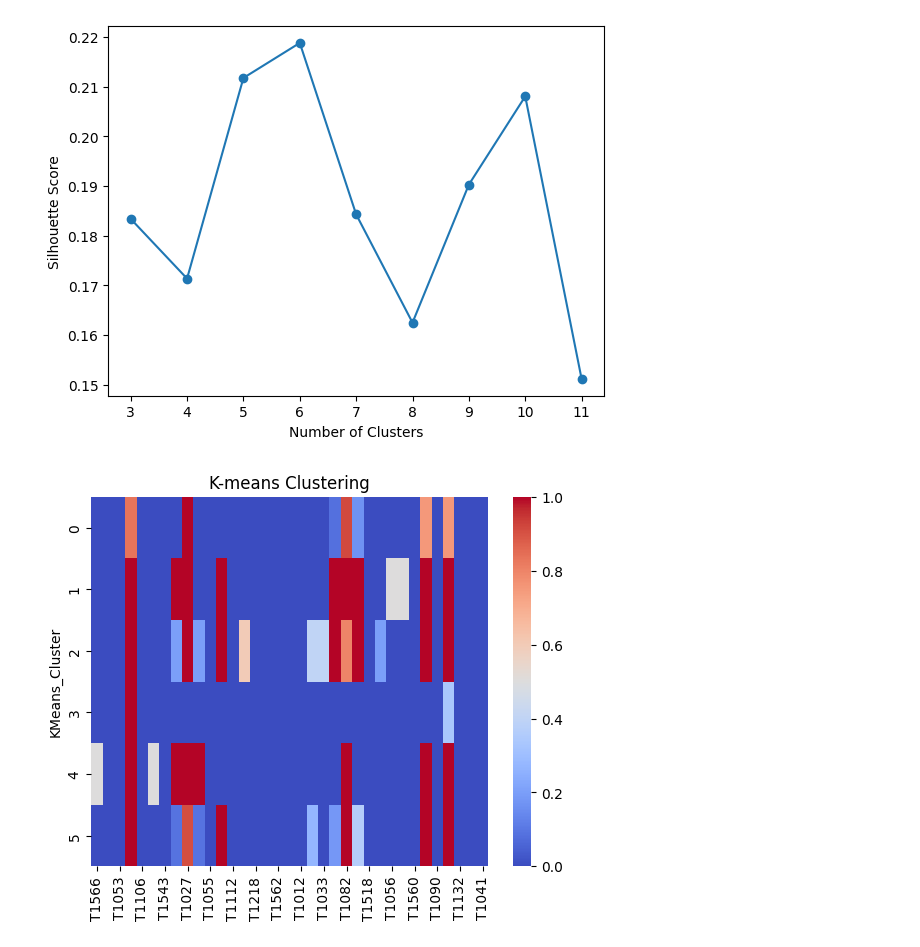
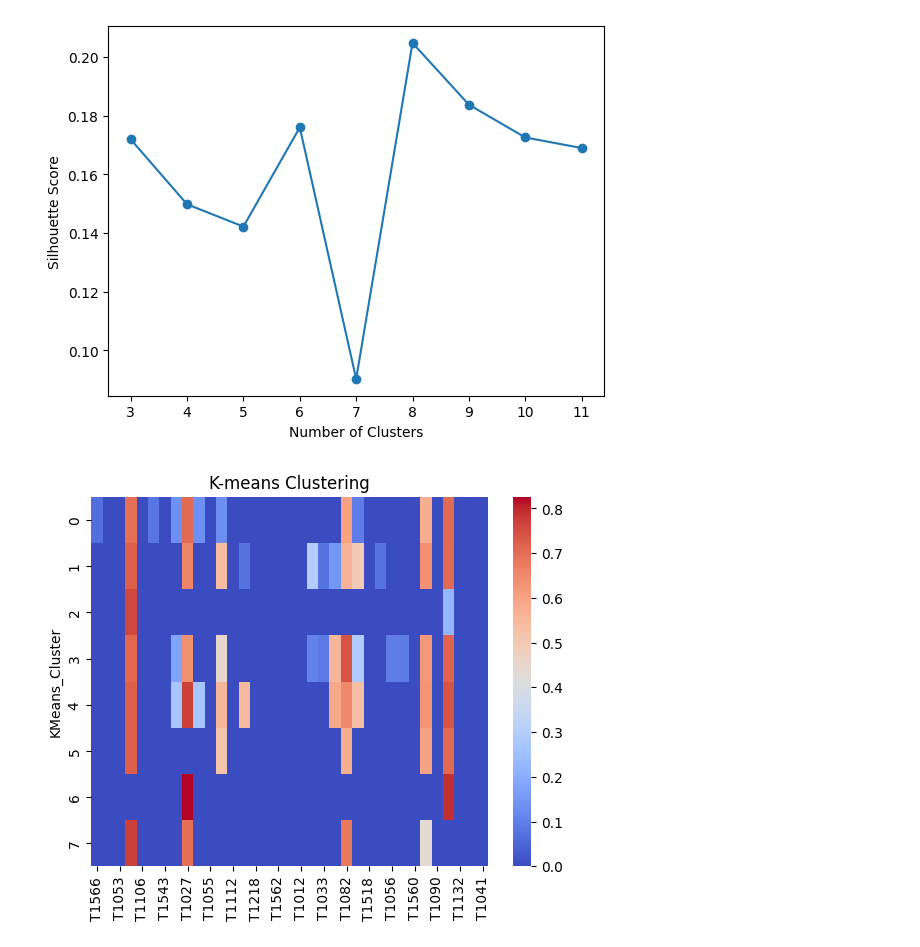
Before and after one commit to Manvi-Kaur/Exploring-Methods-of-Studying-Ransomware-Correlations, a Jupyter notebook: clustering1.ipynb, the cells around one changed output. Drawn from its saved outputs; the diff is of its cells as text; code cells hidden in the pictures.

```diff
--- a/clustering1.ipynb
+++ b/clustering1.ipynb
@@ -7,5 +7,6 @@ from scipy.cluster import hierarchy
 from sklearn.cluster import DBSCAN
 from sklearn.metrics import silhouette_score
 # %%
-df = pd.read_csv('adjacency_matrix.csv', index_col='Id')
+df = pd.read_csv('adjacency_matrix1.csv', index_col='Id')
 df_cluster = df.copy()
+df_cluster.head()
@@ -24,21 +34,21 @@ plt.xlabel('Number of Clusters')
 plt.ylabel('Silhouette Score')
 plt.show()
 # %% [output]
-[figure, old version]
+[figure, new version]
 # %%
-kmeans = KMeans(n_clusters=6, random_state=42)  # You can choose the number of clusters
+kmeans = KMeans(n_clusters=8, random_state=42)  # You can choose the number of clusters
 kmeans.fit(df)
 df['KMeans_Cluster'] = kmeans.labels_
 
 silhouette_kmeans = silhouette_score(df, kmeans.labels_)
 # Visualize the clusters using a heatmap
 sns.heatmap(df.groupby('KMeans_Cluster').mean(), cmap='coolwarm')
 plt.title('K-means Clustering')
 plt.show()
 
 df = df.drop(columns='KMeans_Cluster')
 # %% [output]
-[figure, old version]
+[figure, new version]
 # %%
 # Apply hierarchical clustering
 linkage = hierarchy.linkage(df, method='complete', metric='euclidean')
```
Also changed, not shown: parts of 7 cells of this notebook.
